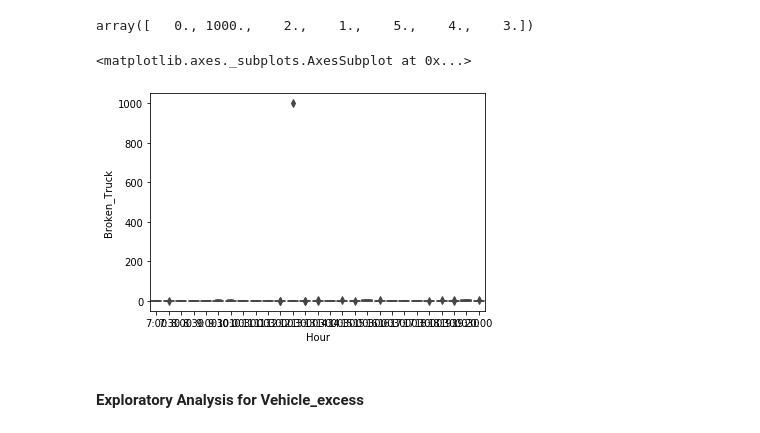
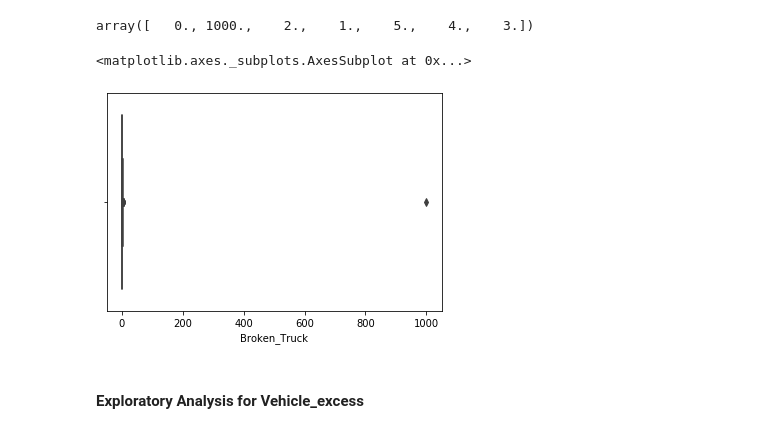
Before and after one commit to badalb/FE, a Jupyter notebook: FE-Project.ipynb, the cells around one changed output. Cells and saved outputs as stored; diff of their text form; code cells hidden in the pictures.

```diff
--- a/FE-Project.ipynb
+++ b/FE-Project.ipynb
@@ -108,10 +108,10 @@ df.Broken_Truck.unique()
 # %% [output]
 array([   0., 1000.,    2.,    1.,    5.,    4.,    3.])
 # %%
-sns.boxplot(x = 'Hour', y = 'Broken_Truck', data = data)
+sns.boxplot('Broken_Truck', data = data)
 # %% [output]
 <matplotlib.axes._subplots.AxesSubplot at 0x...>
-[figure, old version]
+[figure, new version]
 # %% [markdown]
 #### Exploratory Analysis for Vehicle_excess
 # %%
```
Also changed, not shown: parts of 1 cell of this notebook.
